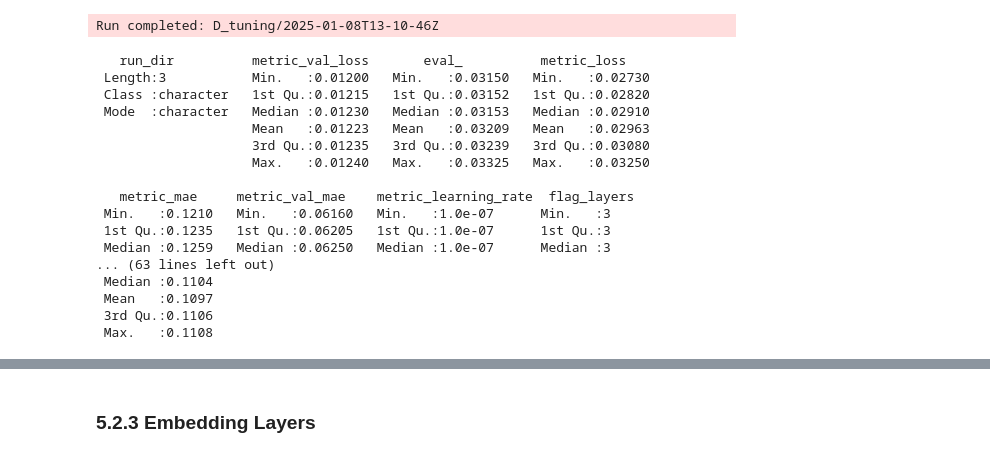
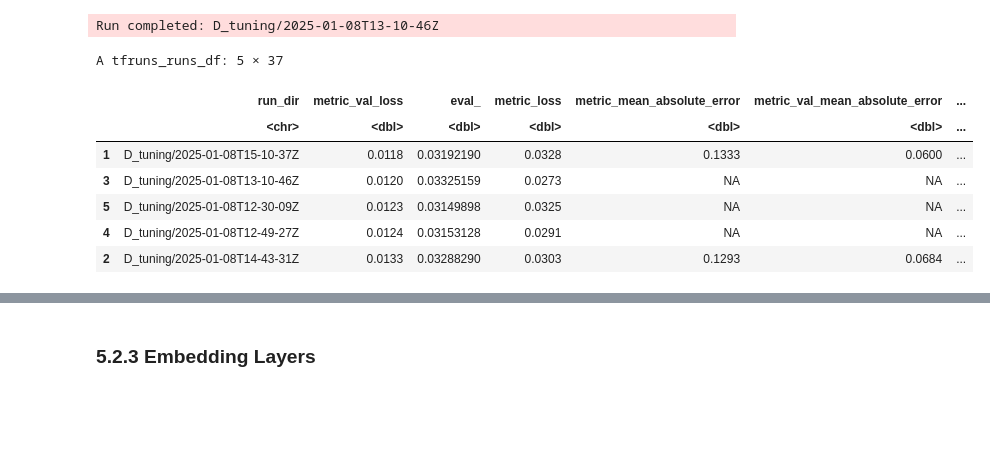
Before and after one commit to hannesWarnecke/Mortality-Modeling, a Jupyter notebook: DAV Use Case Mortality Modeling-Final_V3.ipynb, the cells around one changed output, grey strips where cells are left out. Drawn from its saved outputs; the diff is of its cells as text; code cells hidden in the pictures; blank space fills up the shorter version.

```diff
--- a/DAV Use Case Mortality Modeling-Final_V3.ipynb
+++ b/DAV Use Case Mortality Modeling-Final_V3.ipynb
@@ -756,26 +784,17 @@ results <- select(results,-c(output))
 # %%
 ### Export the results of hyperparameter search to an excel table
 
-summary(results)
-# writexl::write_xlsx(results, "results.xlsx")
+results
+writexl::write_xlsx(results, "results.xlsx")
 # %% [output]
-   run_dir          metric_val_loss       eval_          metric_loss
- Length:3           Min.   :0.01200   Min.   :0.03150   Min.   :0.02730
- Class :character   1st Qu.:0.01215   1st Qu.:0.03152   1st Qu.:0.02820
- Mode  :character   Median :0.01230   Median :0.03153   Median :0.02910
-                    Mean   :0.01223   Mean   :0.03209   Mean   :0.02963
-                    3rd Qu.:0.01235   3rd Qu.:0.03239   3rd Qu.:0.03080
-                    Max.   :0.01240   Max.   :0.03325   Max.   :0.03250
-
-   metric_mae     metric_val_mae    metric_learning_rate  flag_layers
- Min.   :0.1210   Min.   :0.06160   Min.   :1.0e-07      Min.   :3
- 1st Qu.:0.1235   1st Qu.:0.06205   1st Qu.:1.0e-07      1st Qu.:3
- Median :0.1259   Median :0.06250   Median :1.0e-07      Median :3
-... (63 lines left out)
- Median :0.1104
- Mean   :0.1097
- 3rd Qu.:0.1106
- Max.   :0.1108
+A tfruns_runs_df: 5 × 37
+|  | run_dir | metric_val_loss | eval_ | metric_loss | metric_mean_absolute_error | metric_val_mean_absolute_error | ... |
+|  | <chr> | <dbl> | <dbl> | <dbl> | <dbl> | <dbl> | ... |
+| 1 | D_tuning/2025-01-08T15-10-37Z | 0.0118 | 0.03192190 | 0.0328 | 0.1333 | 0.0600 | ... |
+| 3 | D_tuning/2025-01-08T13-10-46Z | 0.0120 | 0.03325159 | 0.0273 | NA | NA | ... |
+| 5 | D_tuning/2025-01-08T12-30-09Z | 0.0123 | 0.03149898 | 0.0325 | NA | NA | ... |
+| 4 | D_tuning/2025-01-08T12-49-27Z | 0.0124 | 0.03153128 | 0.0291 | NA | NA | ... |
+| 2 | D_tuning/2025-01-08T14-43-31Z | 0.0133 | 0.03288290 | 0.0303 | 0.1293 | 0.0684 | ... |
 # %%
 ## For each run of the hyperparameter search, the results (weights and graphs) are saved in folder "D_tuning".
 
```
Also changed, not shown: parts of 22 cells of this notebook.
